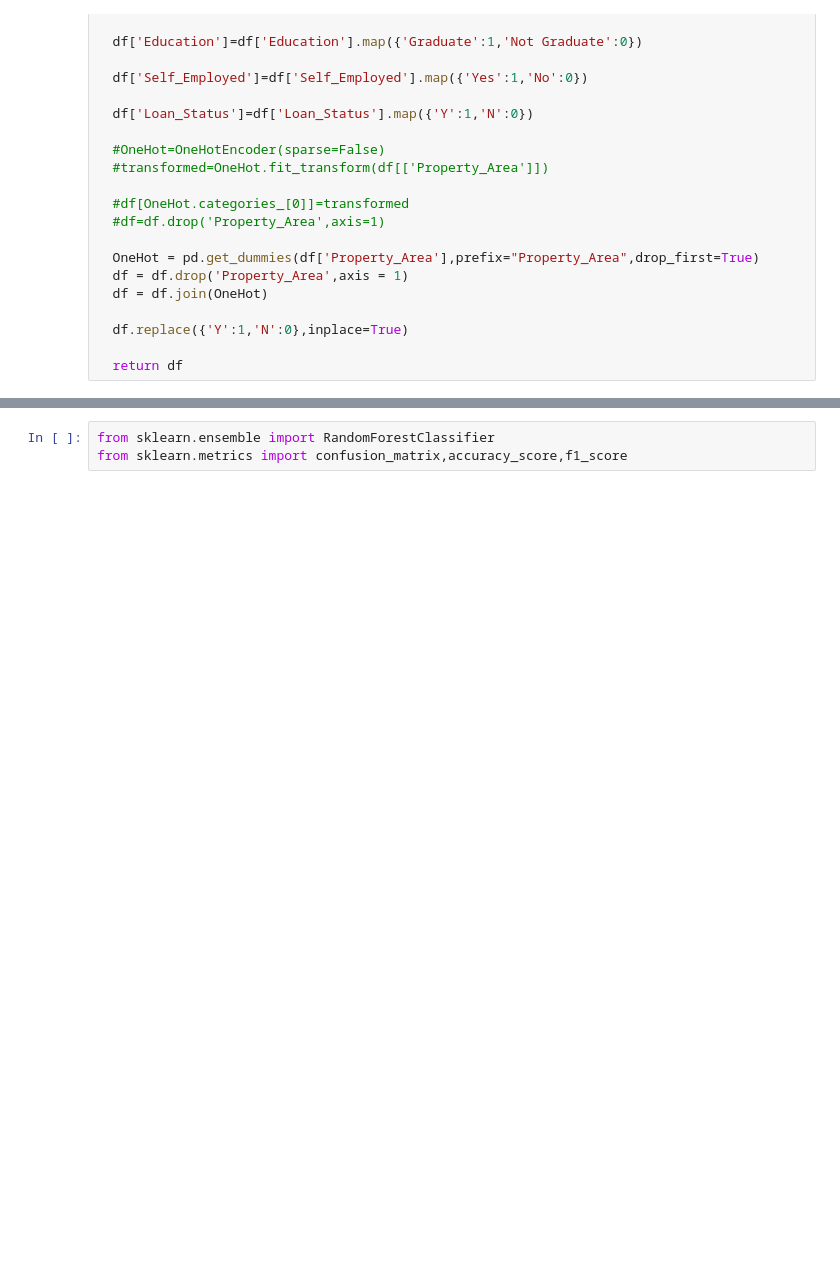
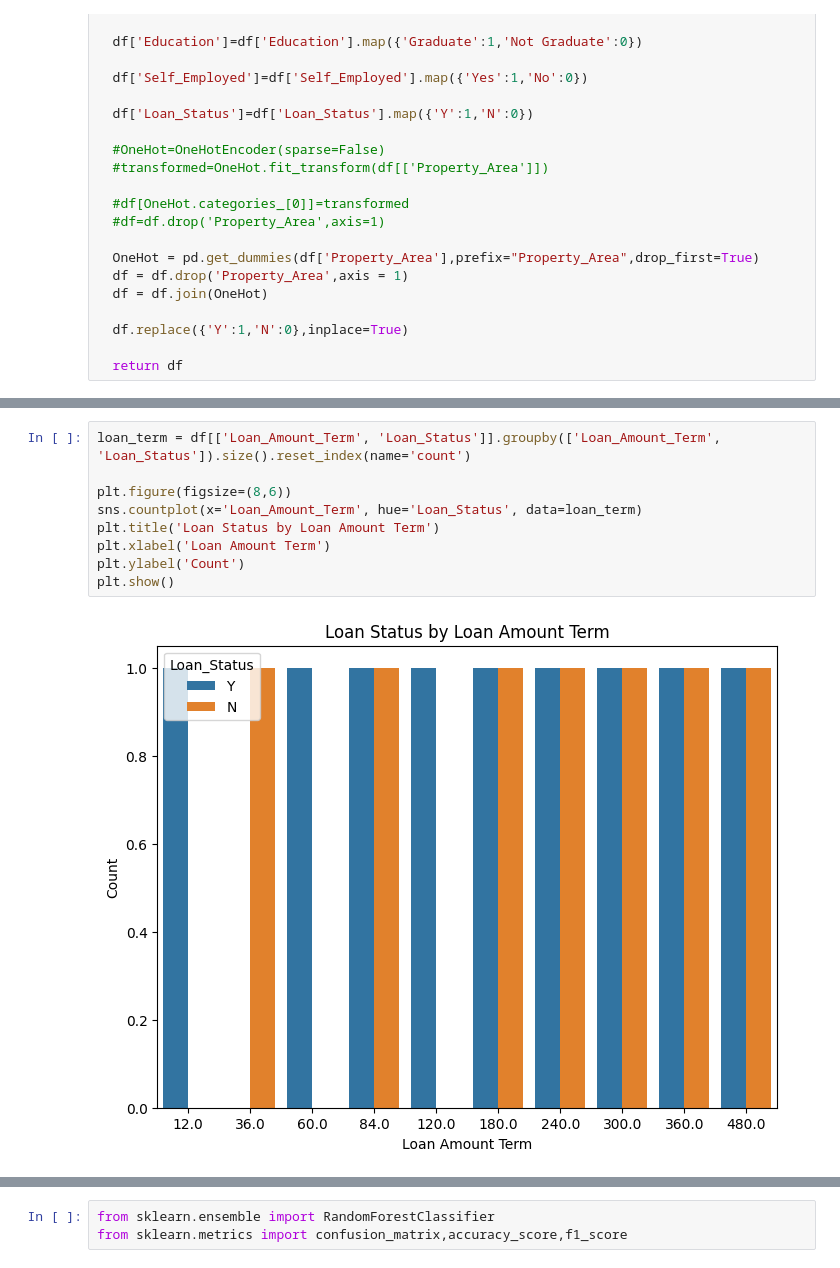
Before and after one commit to KrishnaMoorthy47/Home-Loan-Approval-1, a Jupyter notebook: HomeLoanApproval_Project.ipynb, the cells around one changed output, grey strips where cells are left out. Drawn from its saved outputs; the diff is of its cells as text; blank space fills up the shorter version.

```diff
--- a/HomeLoanApproval_Project.ipynb
+++ b/HomeLoanApproval_Project.ipynb
@@ -286,0 +316,11 @@ def process(df):
+# %%
+loan_term = df[['Loan_Amount_Term', 'Loan_Status']].groupby(['Loan_Amount_Term', 'Loan_Status']).size().reset_index(name='count')
+
+plt.figure(figsize=(8,6))
+sns.countplot(x='Loan_Amount_Term', hue='Loan_Status', data=loan_term)
+plt.title('Loan Status by Loan Amount Term')
+plt.xlabel('Loan Amount Term')
+plt.ylabel('Count')
+plt.show()
+# %% [output]
+[figure, added]
```
Also changed, not shown: parts of 34 cells of this notebook.
